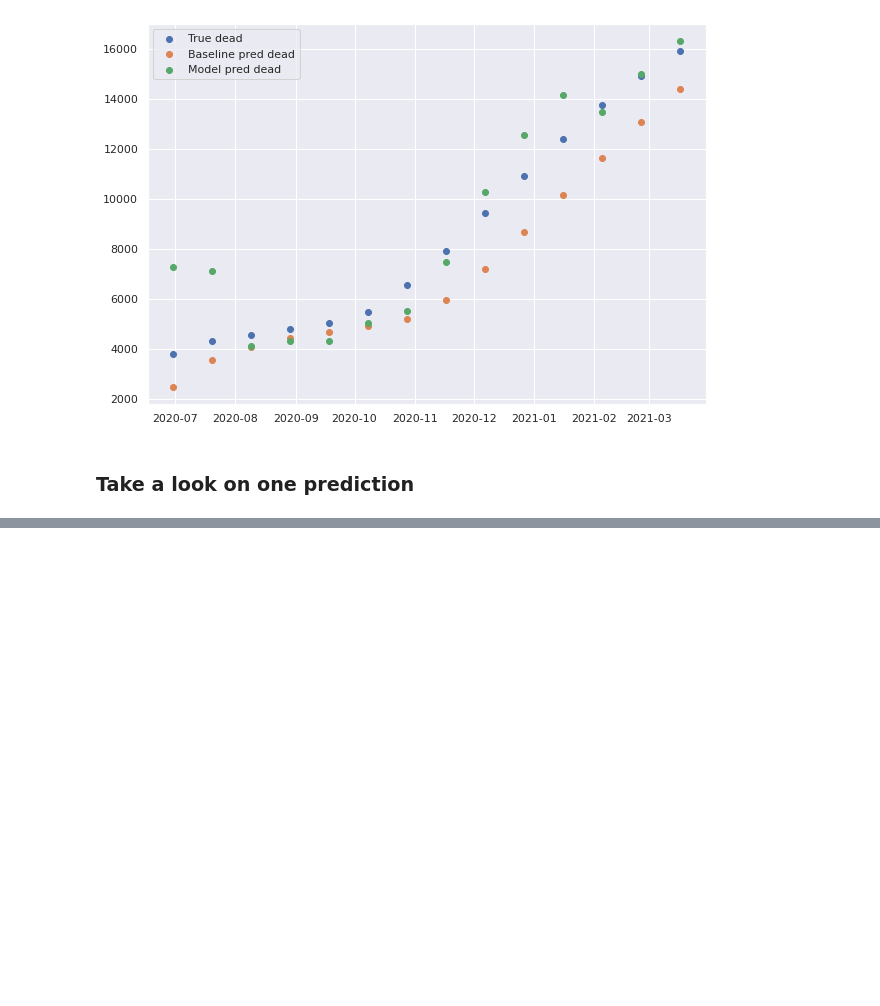
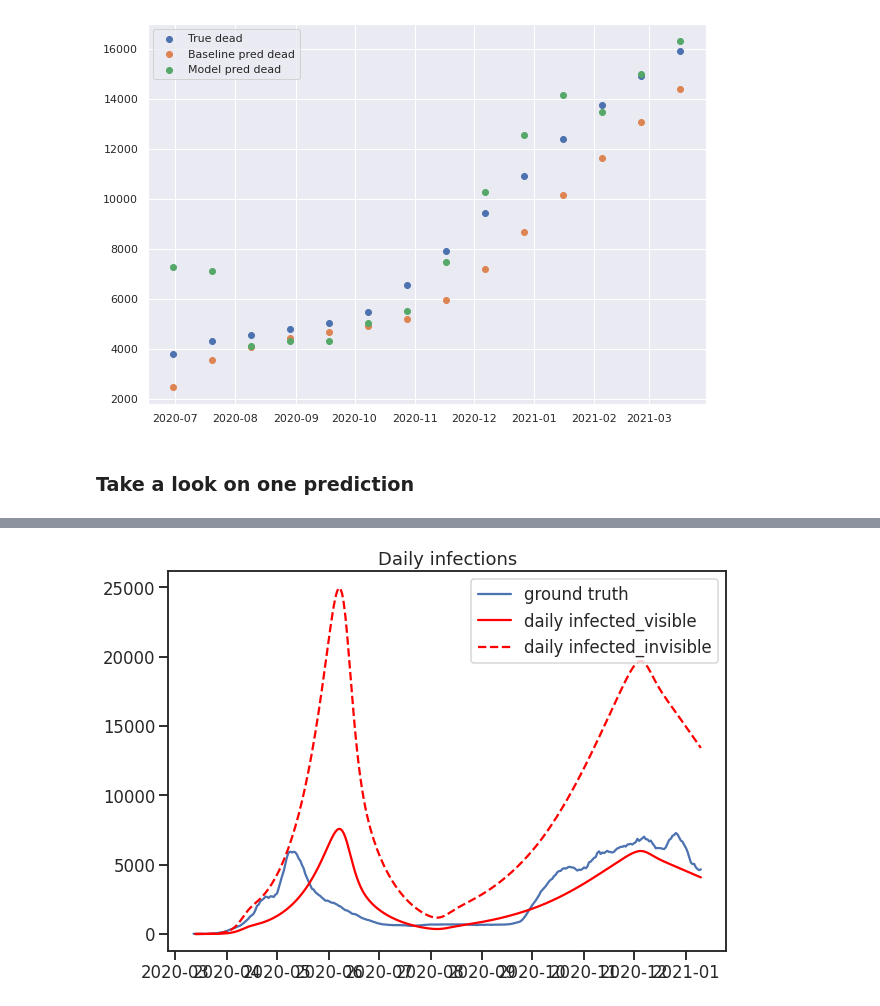
Before and after one commit to btseytlin/covid_peak_sir_modelling, a Jupyter notebook: seir_moscow_hidden.ipynb, the cells around one changed output, grey strips where cells are left out. Saved outputs shown, nothing was run; the diff lists cells and outputs as text; code cells hidden in the pictures; blank space fills up the shorter version.

```diff
--- a/seir_moscow_hidden.ipynb
+++ b/seir_moscow_hidden.ipynb
@@ -495,0 +541,11 @@ print('Best params', str(best_params))
+# %%
+plt.figure(figsize=(10, 7))
+plt.plot(train_subset.date, train_subset['infected_per_day_ma7'], label='ground truth')
+
+plt.plot(daily_df.new_infected_visible, label='daily infected_visible', color='red')
+plt.plot(daily_df.new_infected_invisible, label='daily infected_invisible', color='red', linestyle='dashed')
+plt.legend()
+plt.title('Daily infections')
+plt.show()
+# %% [output]
+[figure, added]
```
Also changed, not shown: parts of 46 cells of this notebook, 5 other files.
